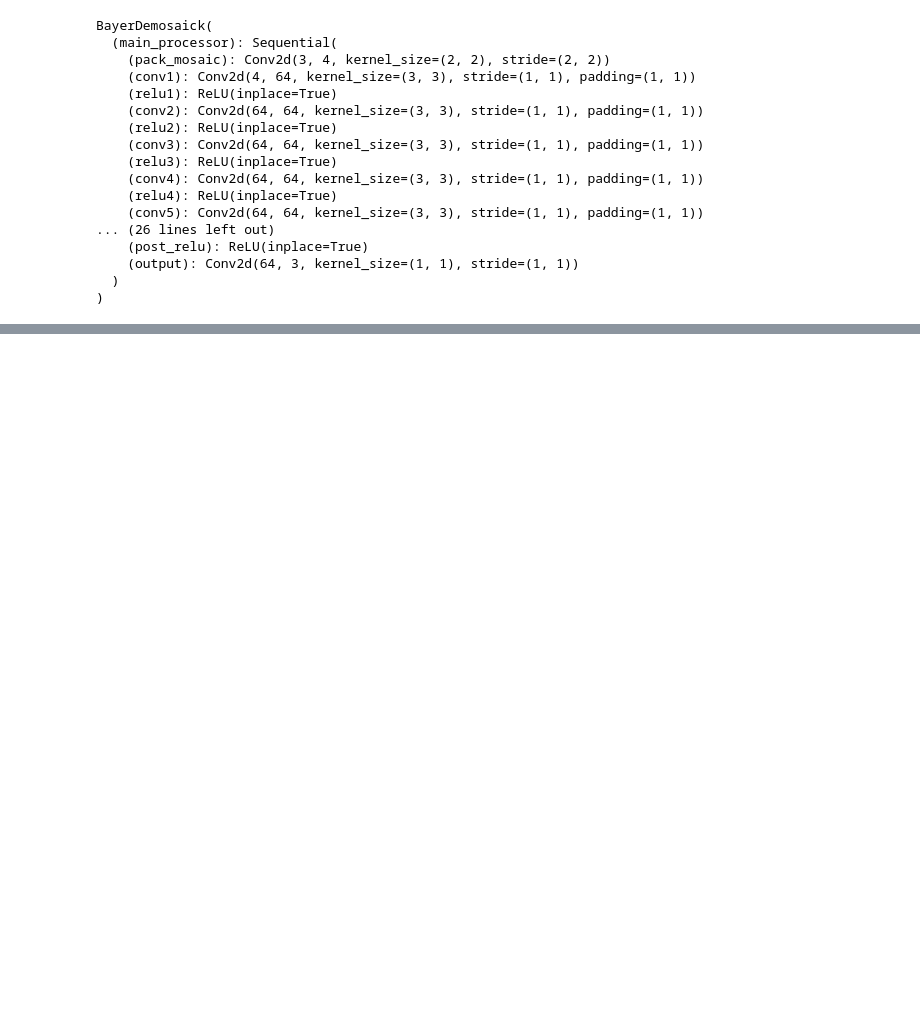
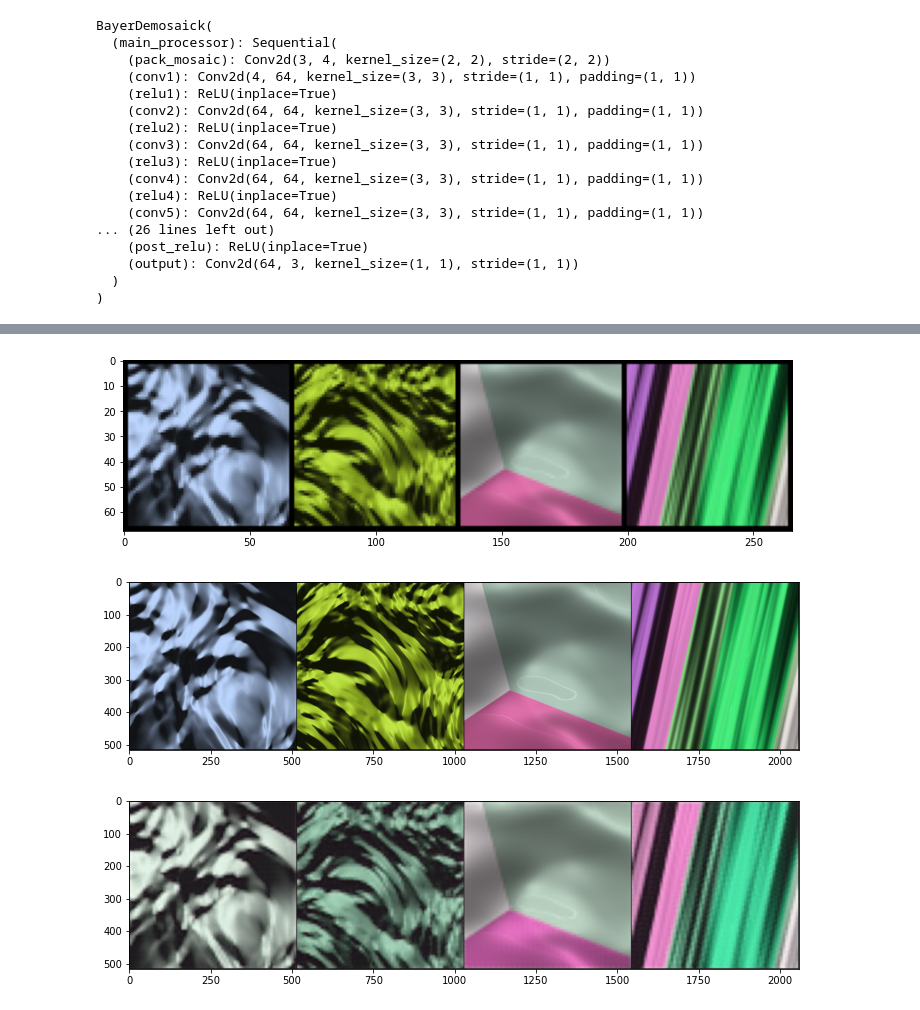
Before and after one commit to djbradyAtOpticalSciencesArizona/multiframeEstimation, a Jupyter notebook: demosaicnet_test.ipynb, the cells around one changed output, grey strips where cells are left out. Saved outputs shown, nothing was run; the diff lists cells and outputs as text; code cells hidden in the pictures; blank space fills up the shorter version.

```diff
--- a/demosaicnet_test.ipynb
+++ b/demosaicnet_test.ipynb
@@ -270,3 +272,6 @@ model = BayerDemosaick()
+# %%
+device = "cuda" if torch.cuda.is_available() else "cpu"
+model = BayerDemosaick()
 # %%
 print(model)
 # %% [output]
@@ -297,0 +316,15 @@ imshow(torchvision.utils.make_grid(outputs))
+# %%
+model.fullres_processor = nn.Sequential(OrderedDict([
+      ("upsample1", nn.ConvTranspose2d(6, 64, 4, stride=2, padding=1)),
+      ("upsample_relu1", nn.ReLU(inplace=True)),
+      ("upsample2", nn.ConvTranspose2d(64, 64, 4, stride=2, padding=1)),
+      ("upsample_relu2", nn.ReLU(inplace=True)),
+      ("upsample3", nn.ConvTranspose2d(64, 64, 4, stride=2, padding=1)),
+      ("upsample_relu3", nn.ReLU(inplace=True)),
+      ("post_conv", nn.Conv2d(64, 64, 3, padding=1)),
+      ("post_relu", nn.ReLU(inplace=True)),
+      ("output", nn.Conv2d(64, 3, 1)),
+      ]))
+model = model.to(device)
+print_model_params(model)
+print(model)
@@ -297,0 +393,13 @@ imshow(torchvision.utils.make_grid(outputs))
+# %%
+dataiter = iter(testloader)
+targets = dataiter.next()
+inputs, _ = cam.develop(targets)
+outputs = model(inputs.to(device)).detach().cpu()
+# show images
+imshow(torchvision.utils.make_grid(inputs[:4]))
+imshow(torchvision.utils.make_grid(targets[:4]))
+imshow(torchvision.utils.make_grid(outputs[:4]))
+# %% [output]
+[figure, added]
+[figure, added]
+[figure, added]
```
Also changed, not shown: parts of 20 cells of this notebook.
